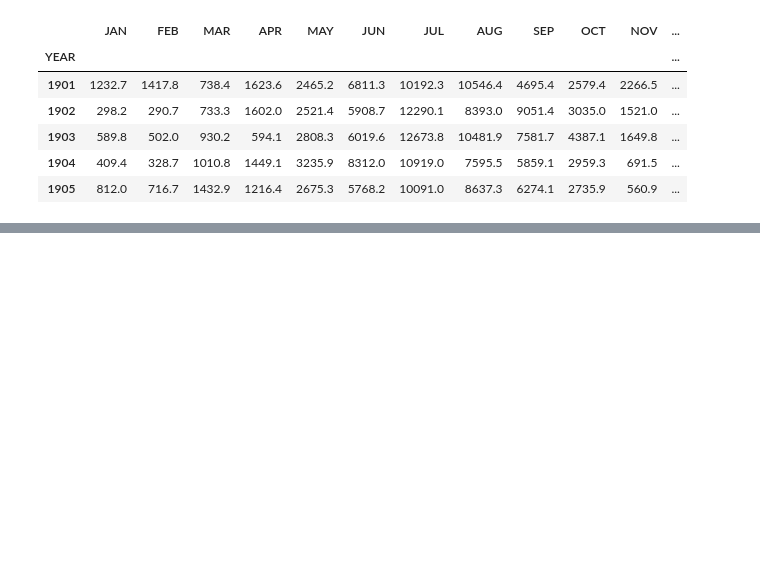
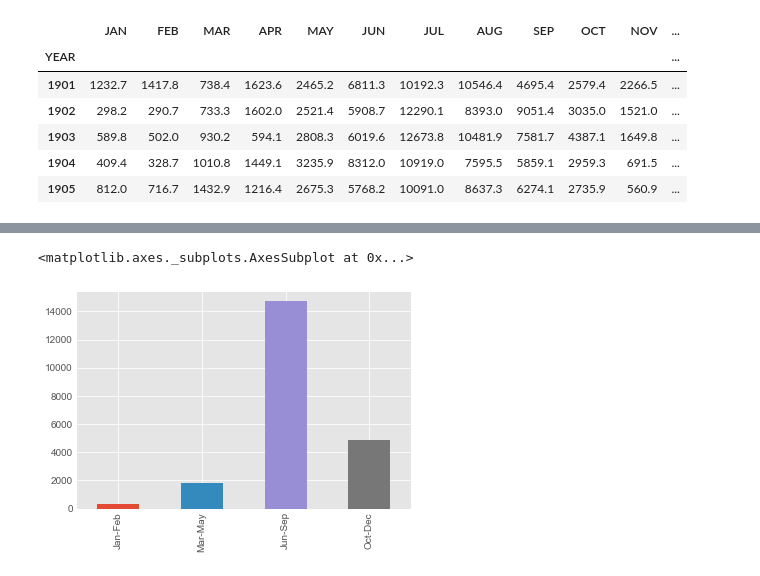
Before and after one commit to saxenakrati09/Indian_Rainfall, a Jupyter notebook: Indian Rainfall.ipynb, the cells around one changed output, grey strips where cells are left out. Saved outputs shown, nothing was run; the diff lists cells and outputs as text; code cells hidden in the pictures; blank space fills up the shorter version.

```diff
--- a/Indian Rainfall.ipynb
+++ b/Indian Rainfall.ipynb
@@ -233,0 +263,4 @@ ax3 = plt.title('Total Rainfall in  all years')
+# %%
+total_rainfall_in_states = total_rainfall_in_states.drop('STATE_UT_NAME', axis=1)
+total_rainfall_in_states = total_rainfall_in_states.T
+total_rainfall_in_states
@@ -233,0 +287,25 @@ ax3 = plt.title('Total Rainfall in  all years')
+# %%
+monthly_total_rainfall = total_rainfall_in_states.head(12)
+seasonal_total_rainfall = total_rainfall_in_states.tail(4)
+# %%
+# For each state, we visualize the rainfall patterns in different months and season
+plt.style.use('seaborn-whitegrid')
+fig = plt.figure(figsize=(45,180))
+outer = gridspec.GridSpec(7, 5, wspace=0.2, hspace=0.2)
+
+for i in range(35):
+    inner = gridspec.GridSpecFromSubplotSpec(2, 1,
+                    subplot_spec=outer[i], wspace=0.3, hspace=0.3)
+
+    for j in range(2):
+        ax = plt.Subplot(fig, inner[j])
+        if j==0:
+            t = monthly_total_rainfall[monthly_total_rainfall.columns[i]].plot.bar()
+            t.set_title("Monthly Rainfall for " + str(monthly_total_rainfall.columns[i]))
+        else:
+            t = seasonal_total_rainfall[seasonal_total_rainfall.columns[i]].plot.bar()
+            t.set_title("Seasonal Rainfall for " +str(seasonal_total_rainfall.columns[i]))
+
+        fig.add_subplot(ax)
+
+#fig.tight_layout()
@@ -233,0 +314,5 @@ ax3 = plt.title('Total Rainfall in  all years')
+# %%
+seasonal_total_rainfall[seasonal_total_rainfall.columns[1]].plot.bar()
+# %% [output]
+<matplotlib.axes._subplots.AxesSubplot at 0x...>
+[figure, added]
```
Also changed, not shown: parts of 11 cells of this notebook.
